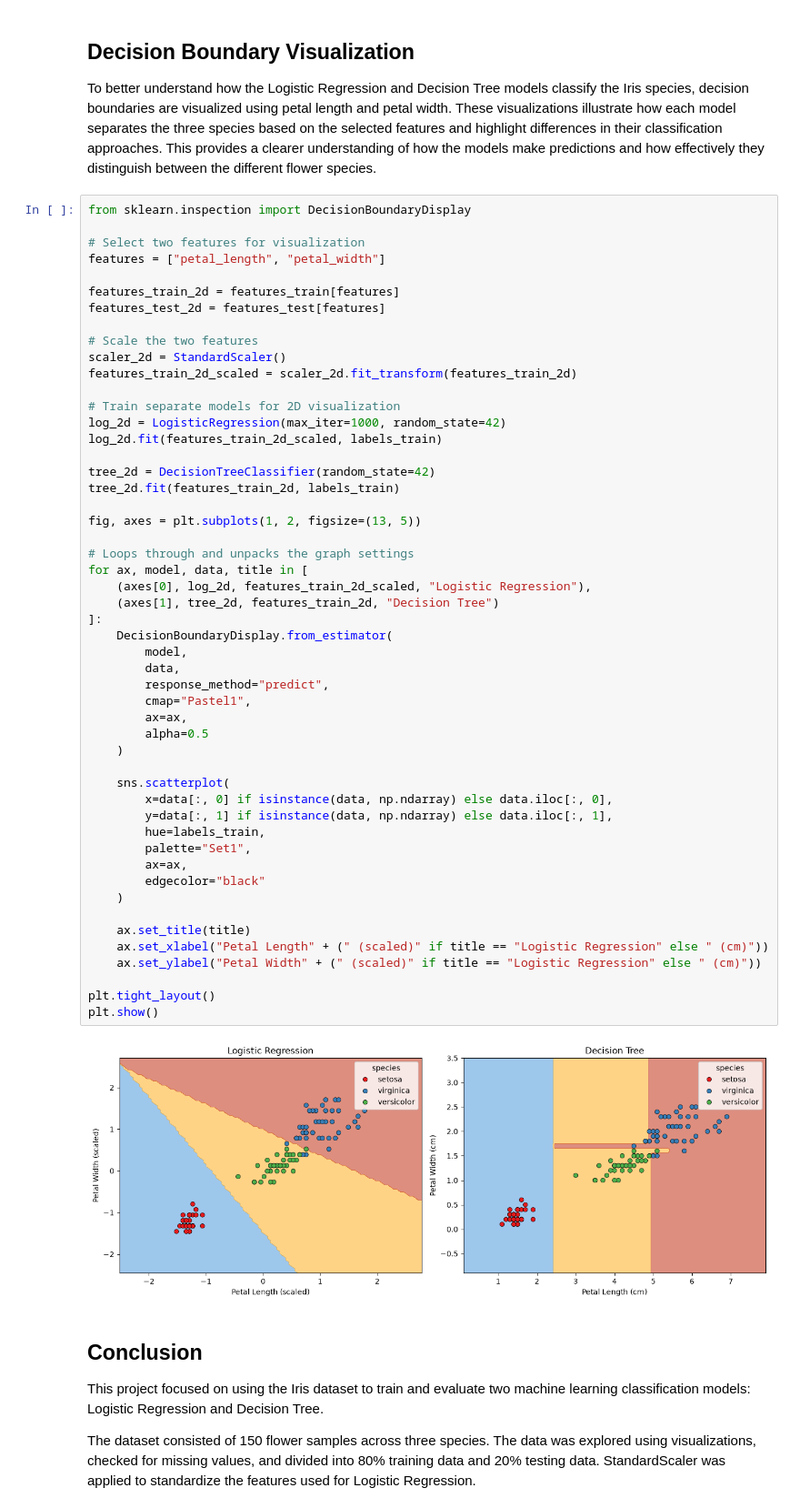
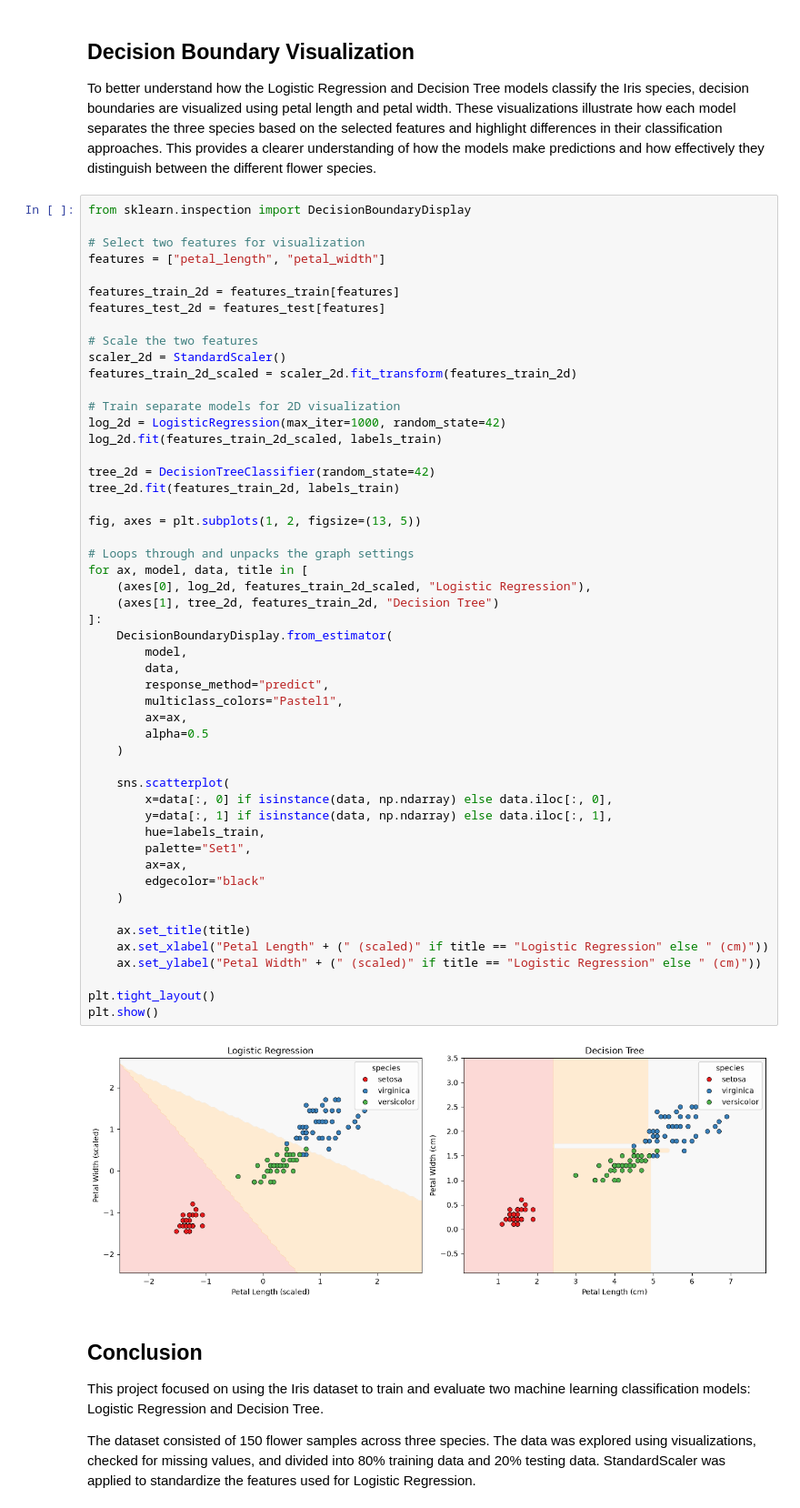
Before and after one commit to MBdeSous/Datheon-Machine-Learning-Internship, a Jupyter notebook: iris_classification.ipynb, the cells around one changed output. Shown at 91% size. Drawn from its saved outputs; the diff is of its cells as text.

Commit message:
Fix visualization warning and clean notebook outputs

```diff
--- a/iris_classification.ipynb
+++ b/iris_classification.ipynb
@@ -393,35 +393,35 @@ fig, axes = plt.subplots(1, 2, figsize=(13, 5))
 
 # Loops through and unpacks the graph settings
 for ax, model, data, title in [
     (axes[0], log_2d, features_train_2d_scaled, "Logistic Regression"),
     (axes[1], tree_2d, features_train_2d, "Decision Tree")
 ]:
     DecisionBoundaryDisplay.from_estimator(
         model,
         data,
         response_method="predict",
-        cmap="Pastel1",
+        multiclass_colors="Pastel1",
         ax=ax,
         alpha=0.5
     )
 
     sns.scatterplot(
         x=data[:, 0] if isinstance(data, np.ndarray) else data.iloc[:, 0],
         y=data[:, 1] if isinstance(data, np.ndarray) else data.iloc[:, 1],
         hue=labels_train,
         palette="Set1",
         ax=ax,
         edgecolor="black"
     )
 
     ax.set_title(title)
     ax.set_xlabel("Petal Length" + (" (scaled)" if title == "Logistic Regression" else " (cm)"))
     ax.set_ylabel("Petal Width" + (" (scaled)" if title == "Logistic Regression" else " (cm)"))
 
 plt.tight_layout()
 plt.show()
 # %% [output]
-[figure, old version]
+[figure, new version]
 # %% [markdown]
 ## Conclusion
 
```
